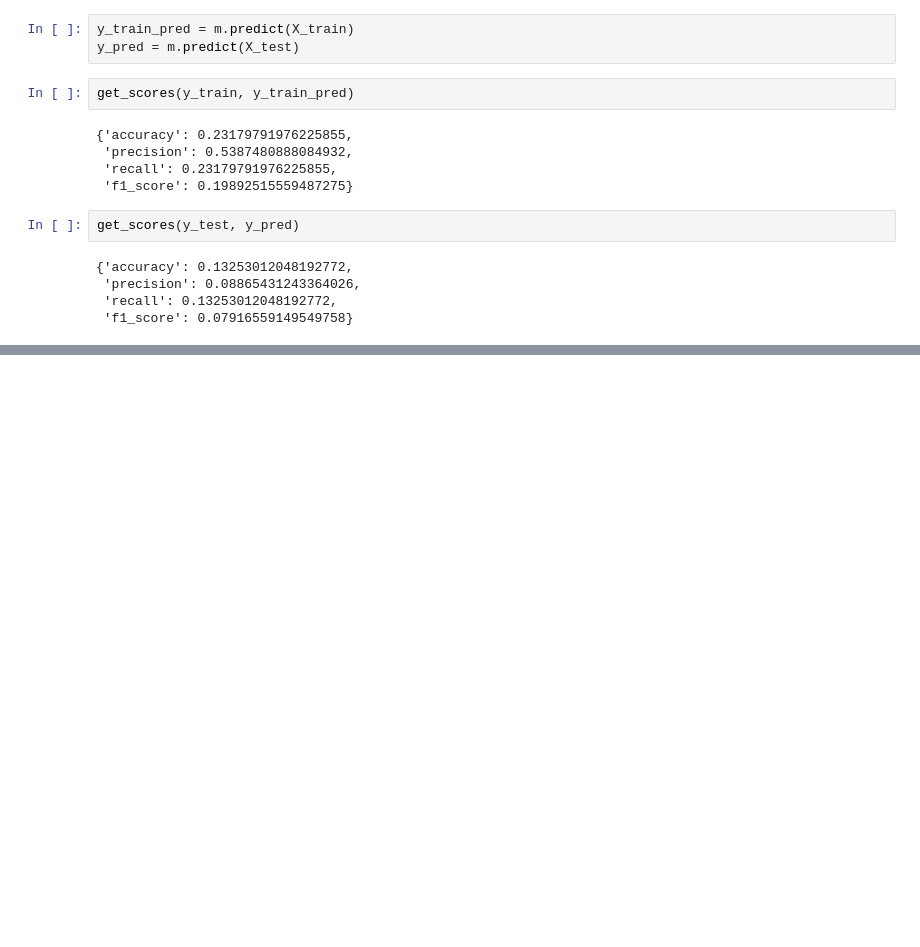
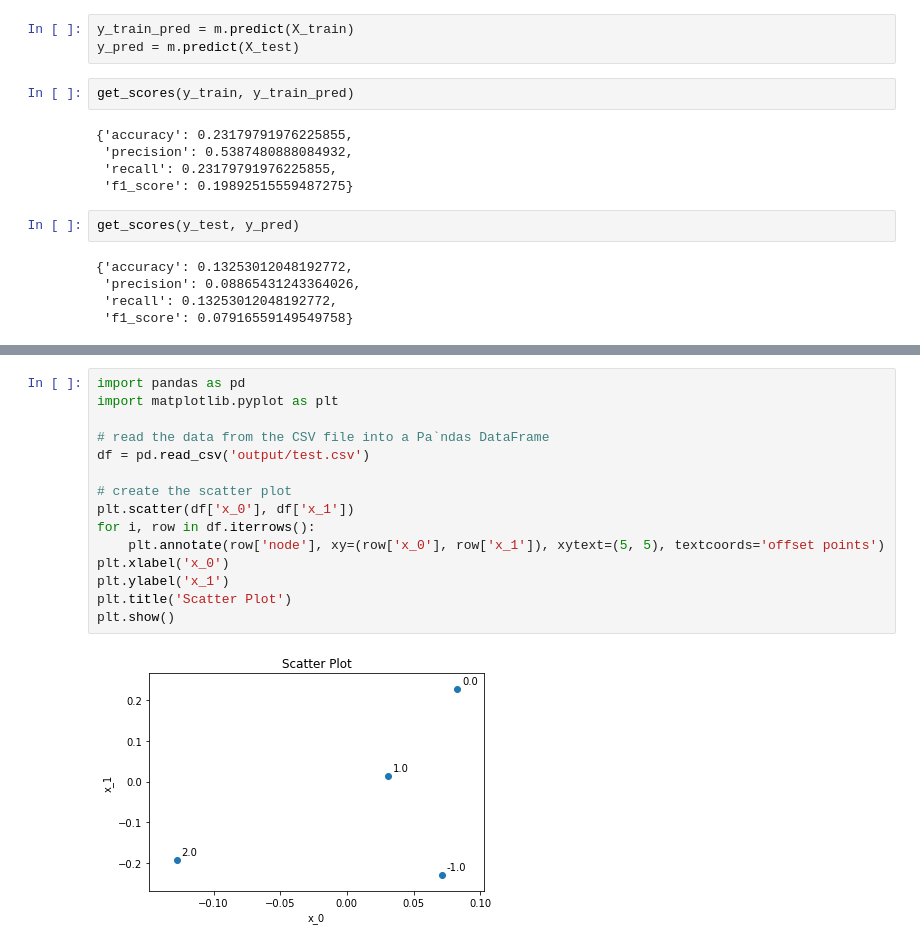
Before and after one commit to Szmajasz/diff2vec4directed, a Jupyter notebook: classification.ipynb, the cells around one changed output, grey strips where cells are left out. Cells and saved outputs as stored; diff of their text form; blank space fills up the shorter version.

```diff
--- a/classification.ipynb
+++ b/classification.ipynb
@@ -108,0 +119,17 @@ get_scores(y_test, y_pred)
+# %%
+import pandas as pd
+import matplotlib.pyplot as plt
+
+# read the data from the CSV file into a Pa`ndas DataFrame
+df = pd.read_csv('output/test.csv')
+
+# create the scatter plot
+plt.scatter(df['x_0'], df['x_1'])
+for i, row in df.iterrows():
+    plt.annotate(row['node'], xy=(row['x_0'], row['x_1']), xytext=(5, 5), textcoords='offset points')
+plt.xlabel('x_0')
+plt.ylabel('x_1')
+plt.title('Scatter Plot')
+plt.show()
+# %% [output]
+[figure, added]
```
Also changed, not shown: parts of 2 cells of this notebook.
